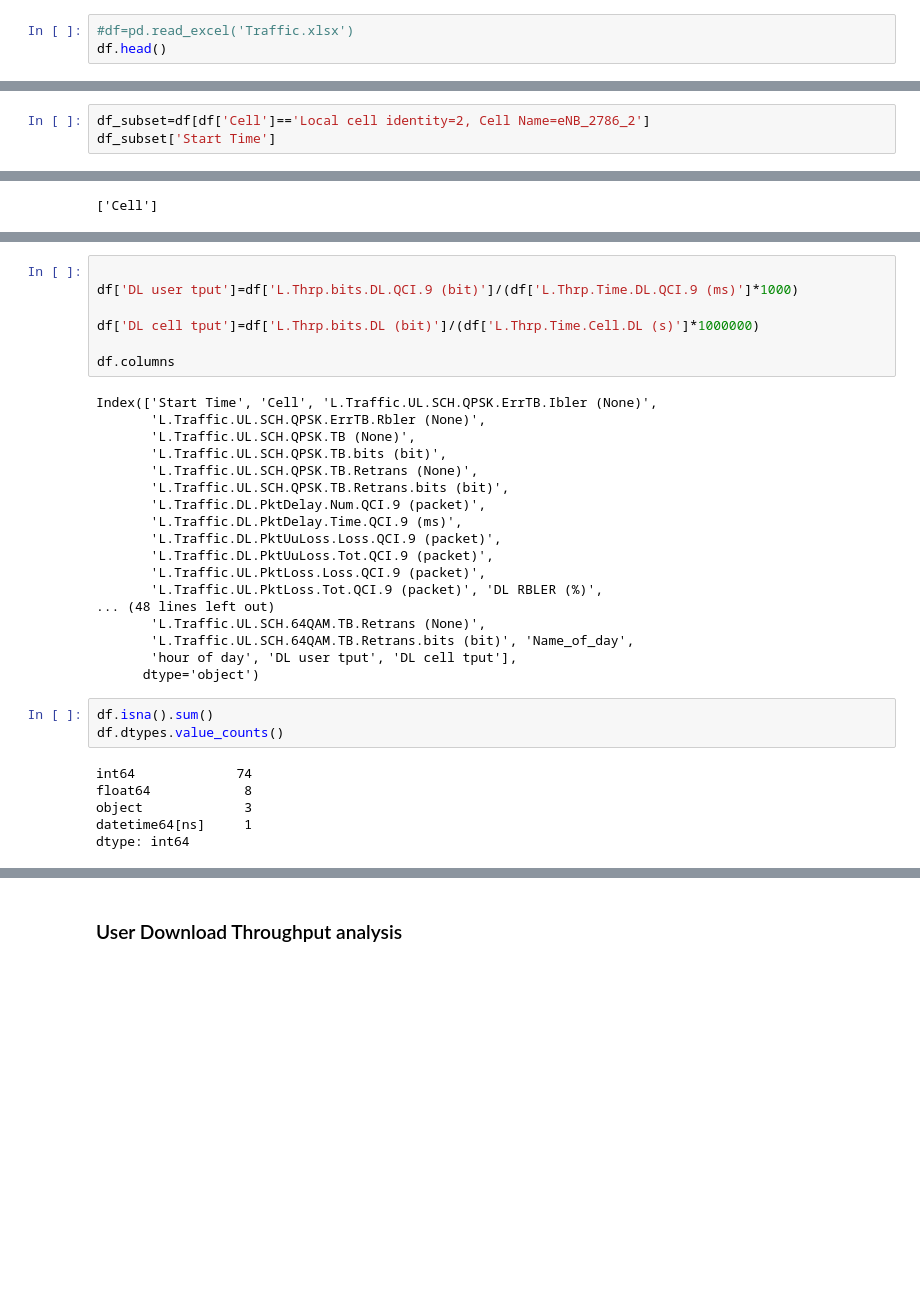
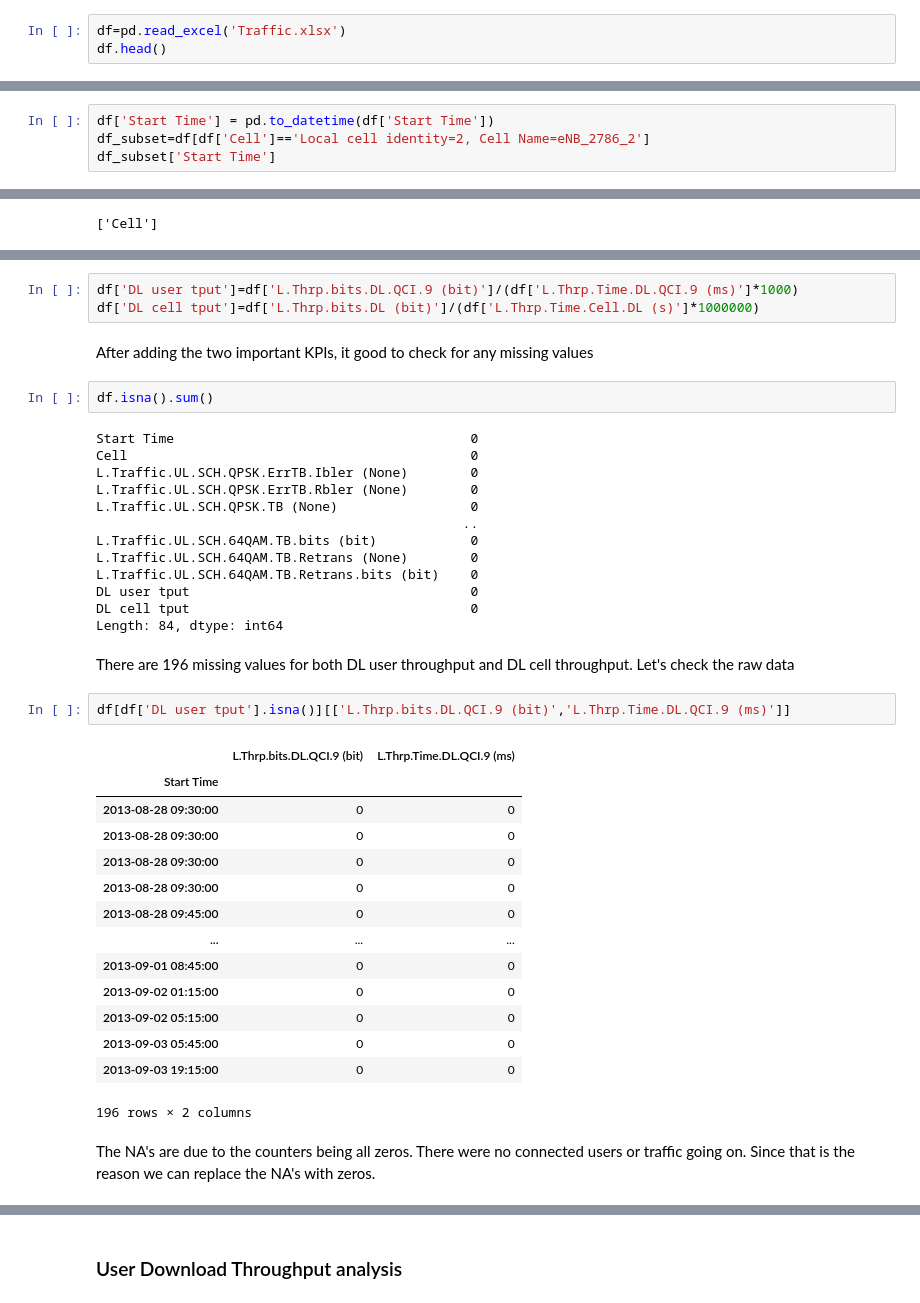
Before and after one commit to athalji/Timeseries_Forecasting_AWS, a Jupyter notebook: data_exploration.ipynb, the cells around one changed output, grey strips where cells are left out. Saved outputs shown, nothing was run; the diff lists cells and outputs as text; blank space fills up the shorter version.

```diff
--- a/data_exploration.ipynb
+++ b/data_exploration.ipynb
@@ -25,5 +25,5 @@ import statsmodels.api as sm
 # %%
-#df=pd.read_excel('Traffic.xlsx')
+df=pd.read_excel('Traffic.xlsx')
 df.head()
 # %% [output]
 |  | Start Time | Cell | L.Traffic.UL.SCH.QPSK.ErrTB.Ibler... | L.Traffic.UL.SCH.QPSK.ErrTB.Rbler... | L.Traffic.UL.SCH.QPSK.TB (None) | ... |
@@ -36,6 +36,7 @@ df.head()
 # %% [markdown]
 What are we dealing with here? it's a dataset that has a time stamp, along with the name of the cell. The cells are the 4G LTE sites that provide coverage to the service area. Each cell has a reading every 15 minutes as seen below (taken for one cell as an example). There are 768 readings for each cell which amounts to a full week's data. As seen in the head results, each column has numeric values for each reading. Each column is called a "counter" as it counts/calculates one variable every 15 mins and records it in the the dataset
 # %%
+df['Start Time'] = pd.to_datetime(df['Start Time'])
 df_subset=df[df['Cell']=='Local cell identity=2, Cell Name=eNB_2786_2']
 df_subset['Start Time']
 # %% [output]
@@ -154,34 +159,41 @@ obj_cols
 # %%
-
 df['DL user tput']=df['L.Thrp.bits.DL.QCI.9 (bit)']/(df['L.Thrp.Time.DL.QCI.9 (ms)']*1000)
-
 df['DL cell tput']=df['L.Thrp.bits.DL (bit)']/(df['L.Thrp.Time.Cell.DL (s)']*1000000)
-
-df.columns
-# %% [output]
-Index(['Start Time', 'Cell', 'L.Traffic.UL.SCH.QPSK.ErrTB.Ibler (None)',
-       'L.Traffic.UL.SCH.QPSK.ErrTB.Rbler (None)',
-       'L.Traffic.UL.SCH.QPSK.TB (None)',
-       'L.Traffic.UL.SCH.QPSK.TB.bits (bit)',
-       'L.Traffic.UL.SCH.QPSK.TB.Retrans (None)',
-       'L.Traffic.UL.SCH.QPSK.TB.Retrans.bits (bit)',
-       'L.Traffic.DL.PktDelay.Num.QCI.9 (packet)',
-       'L.Traffic.DL.PktDelay.Time.QCI.9 (ms)',
-       'L.Traffic.DL.PktUuLoss.Loss.QCI.9 (packet)',
-       'L.Traffic.DL.PktUuLoss.Tot.QCI.9 (packet)',
-       'L.Traffic.UL.PktLoss.Loss.QCI.9 (packet)',
-       'L.Traffic.UL.PktLoss.Tot.QCI.9 (packet)', 'DL RBLER (%)',
-... (48 lines left out)
-       'L.Traffic.UL.SCH.64QAM.TB.Retrans (None)',
-       'L.Traffic.UL.SCH.64QAM.TB.Retrans.bits (bit)', 'Name_of_day',
-       'hour of day', 'DL user tput', 'DL cell tput'],
-      dtype='object')
+# %% [markdown]
+After adding the two important KPIs, it good to check for any missing values
 # %%
 df.isna().sum()
-df.dtypes.value_counts()
 # %% [output]
-int64             74
-float64            8
-object             3
-datetime64[ns]     1
-dtype: int64
+Start Time                                      0
+Cell                                            0
+L.Traffic.UL.SCH.QPSK.ErrTB.Ibler (None)        0
+L.Traffic.UL.SCH.QPSK.ErrTB.Rbler (None)        0
+L.Traffic.UL.SCH.QPSK.TB (None)                 0
+                                               ..
+L.Traffic.UL.SCH.64QAM.TB.bits (bit)            0
+L.Traffic.UL.SCH.64QAM.TB.Retrans (None)        0
+L.Traffic.UL.SCH.64QAM.TB.Retrans.bits (bit)    0
+DL user tput                                    0
+DL cell tput                                    0
+Length: 84, dtype: int64
+# %% [markdown]
+There are 196 missing values for both DL user throughput and DL cell throughput. Let's check the raw data
+# %%
+df[df['DL user tput'].isna()][['L.Thrp.bits.DL.QCI.9 (bit)','L.Thrp.Time.DL.QCI.9 (ms)']]
+# %% [output]
+|  | L.Thrp.bits.DL.QCI.9 (bit) | L.Thrp.Time.DL.QCI.9 (ms) |
+| Start Time |  |  |
+| 2013-08-28 09:30:00 | 0 | 0 |
+| 2013-08-28 09:30:00 | 0 | 0 |
+| 2013-08-28 09:30:00 | 0 | 0 |
+| 2013-08-28 09:30:00 | 0 | 0 |
+| 2013-08-28 09:45:00 | 0 | 0 |
+| ... | ... | ... |
+| 2013-09-01 08:45:00 | 0 | 0 |
+| 2013-09-02 01:15:00 | 0 | 0 |
+| 2013-09-02 05:15:00 | 0 | 0 |
+| 2013-09-03 05:45:00 | 0 | 0 |
+| 2013-09-03 19:15:00 | 0 | 0 |
+196 rows × 2 columns
+# %% [markdown]
+The NA's are due to the counters being all zeros. There were no connected users or traffic going on. Since that is the reason we can replace the NA's with zeros.
```
Also changed, not shown: parts of 16 cells of this notebook.
